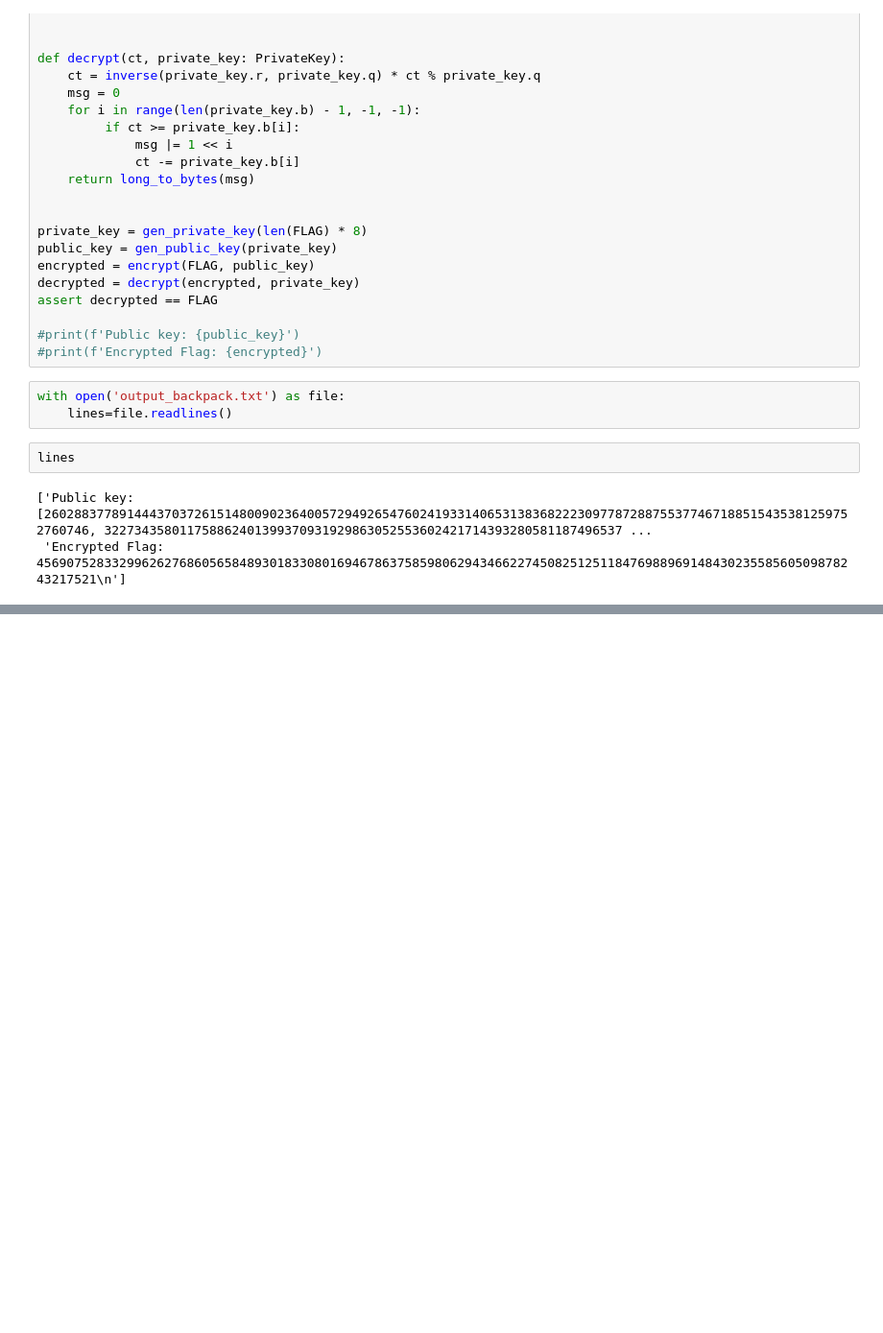
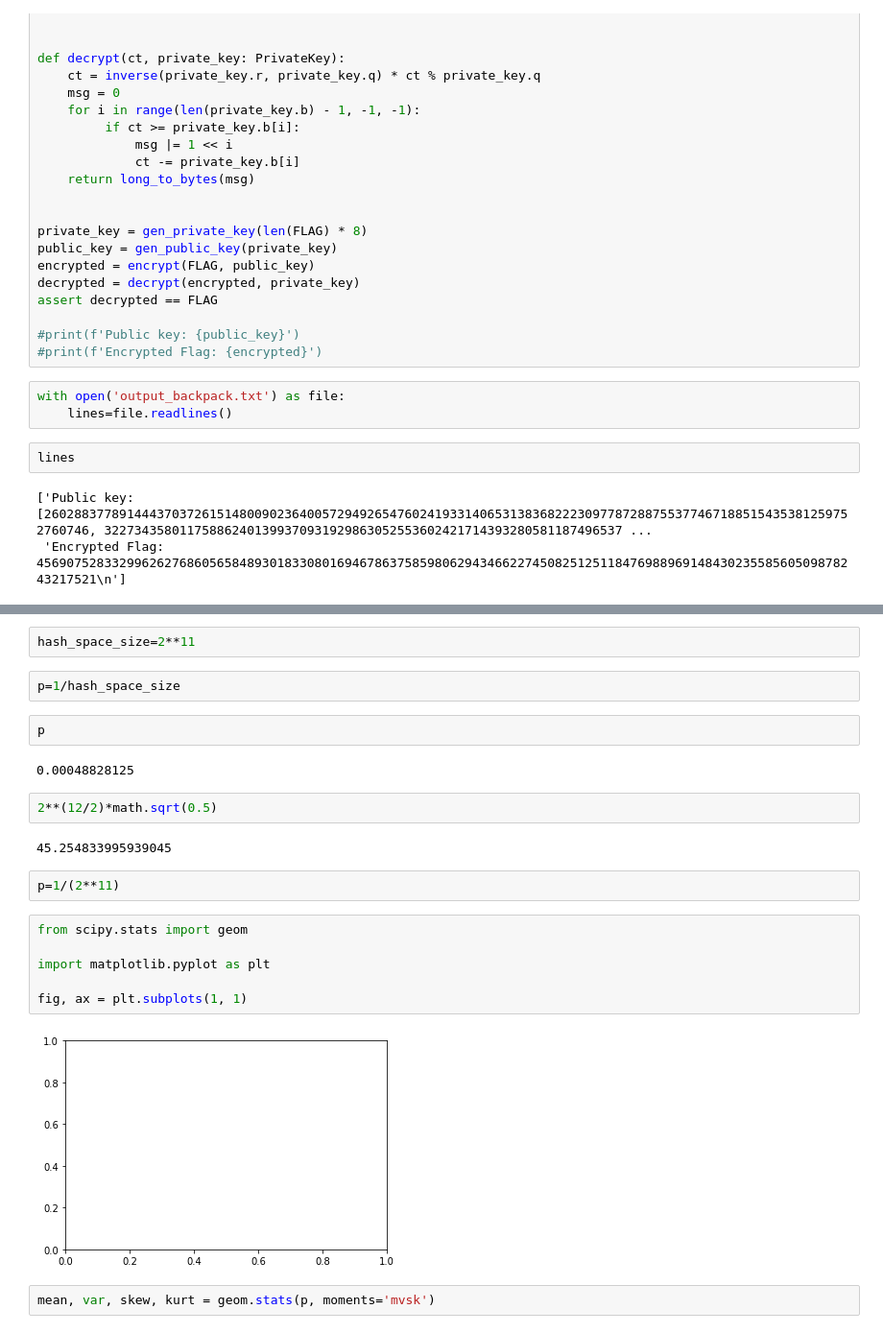
Before and after one commit to sean-rogers-t/CryptoHack, a Jupyter notebook: CryptoHack_Mathematics.ipynb, the cells around one changed output, grey strips where cells are left out. Shown at 96% size. Cells and saved outputs as stored; diff of their text form; blank space fills up the shorter version.

Commit message:
Solved birthday hash problems

```diff
--- a/CryptoHack_Mathematics.ipynb
+++ b/CryptoHack_Mathematics.ipynb
@@ -733,0 +749,24 @@ lines
+# %%
+hash_space_size=2**11
+# %%
+p=1/hash_space_size
+# %%
+p
+# %% [output]
+0.00048828125
+# %%
+2**(12/2)*math.sqrt(0.5)
+# %% [output]
+45.254833995939045
+# %%
+p=1/(2**11)
+# %%
+from scipy.stats import geom
+
+import matplotlib.pyplot as plt
+
+fig, ax = plt.subplots(1, 1)
+# %% [output]
+[figure, added]
+# %%
+mean, var, skew, kurt = geom.stats(p, moments='mvsk')
```
Also changed, not shown: parts of 9 cells of this notebook.
